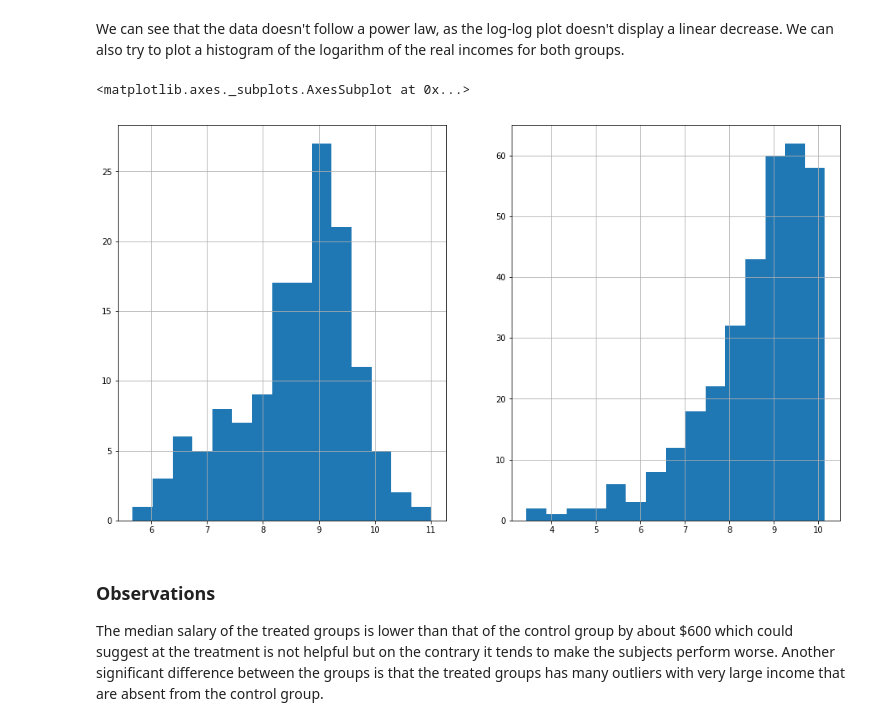
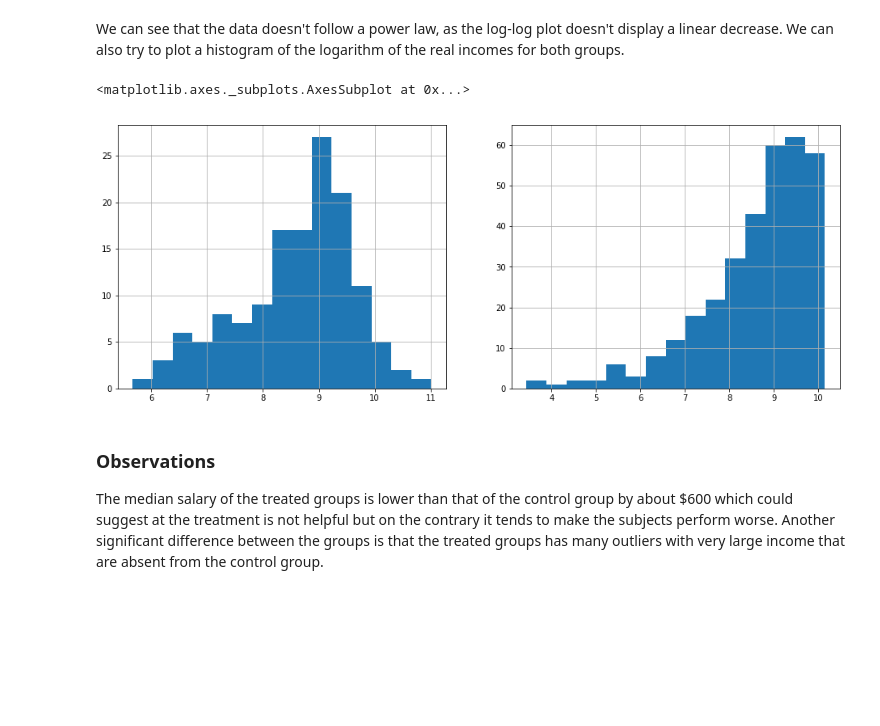
Before and after one commit to justcho5/ADA, a Jupyter notebook: 04 - Applied ML/Homework04.ipynb, the cells around one changed output. Drawn from its saved outputs; the diff is of its cells as text; code cells hidden in the pictures; blank space fills up the shorter version.

```diff
--- a/04 - Applied ML/Homework04.ipynb
+++ b/04 - Applied ML/Homework04.ipynb
@@ -220,14 +225,14 @@ ax.set_xscale('log')
 We can see that the data doesn't follow a power law, as the log-log plot doesn't display a linear decrease. We can also try to plot a histogram of the logarithm of the real incomes for both groups.
 # %%
 # histogram of log-salary
-fig = plt.figure(figsize=(16,9))
+fig = plt.figure(figsize=(16,6))
 ax = plt.subplot(121)
 np.log(treated_no_zeros.re78).hist(ax=ax, bins=15)
 ax = plt.subplot(122)
 np.log(non_treated_no_zeros.re78).hist(ax=ax, bins=15)
 # %% [output]
 <matplotlib.axes._subplots.AxesSubplot at 0x...>
-[figure, old version]
+[figure, new version]
 # %% [markdown]
 ### Observations
 The median salary of the treated groups is lower than that of the control group by about $600 which could suggest at the treatment is not helpful but on the contrary it tends to make the subjects perform worse. Another significant difference between the groups is that the treated groups has many outliers with very large income that are absent from the control group.
```
Also changed, not shown: parts of 22 cells of this notebook.
